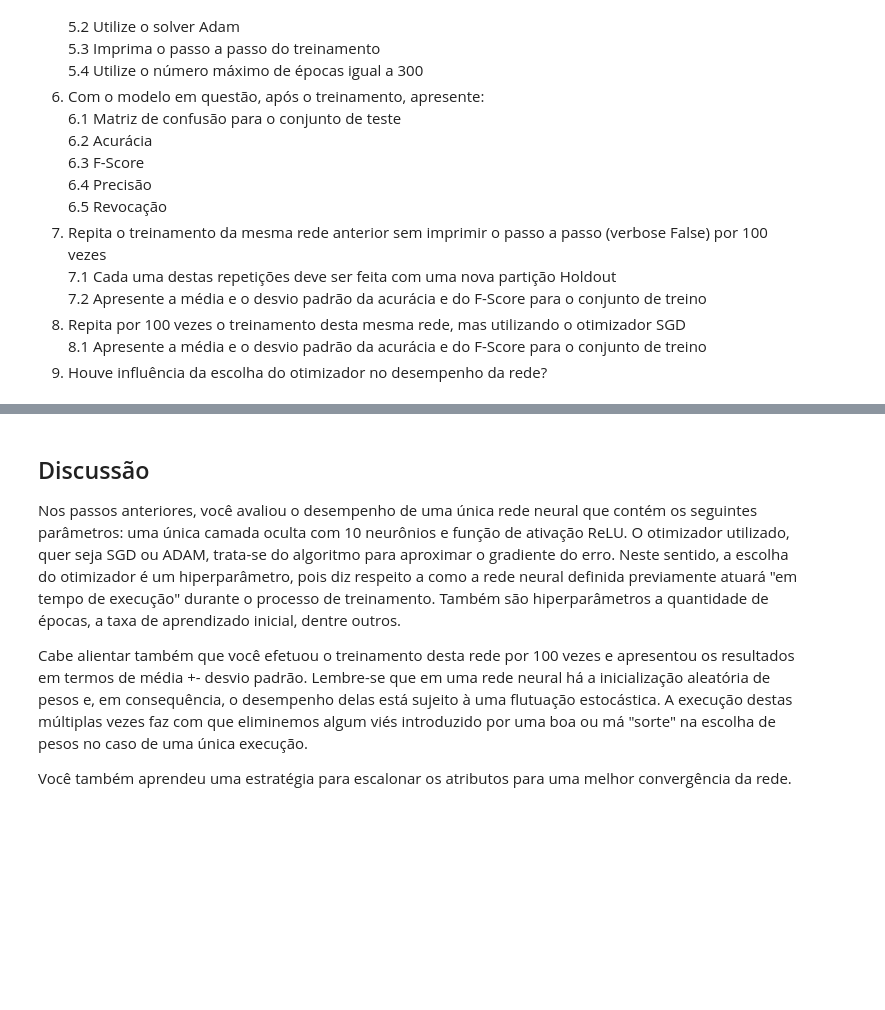
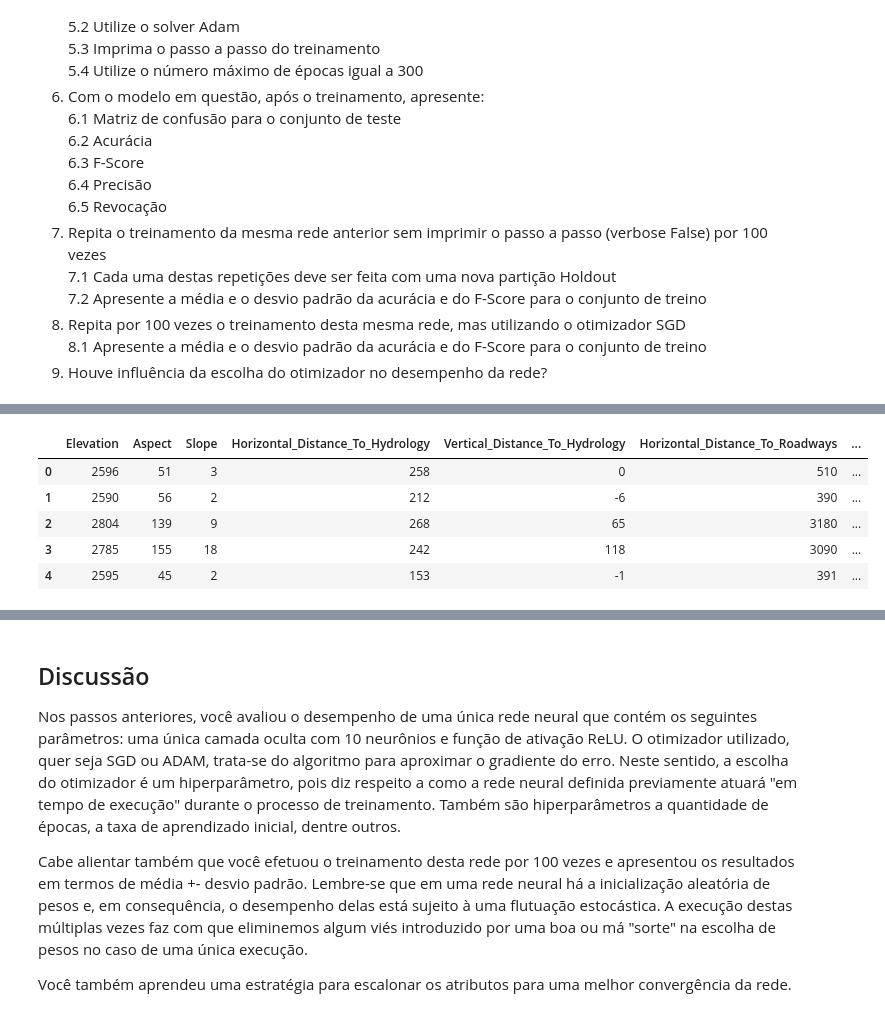
Before and after one commit to migvanderlei/rna-2-2, a Jupyter notebook: PP2_2_2_Proposição_e_Avaliação_de_RNAs.ipynb, the cells around one changed output, grey strips where cells are left out. Cells and saved outputs as stored; diff of their text form; code cells hidden in the pictures; blank space fills up the shorter version.

```diff
--- a/PP2_2_2_Proposição_e_Avaliação_de_RNAs.ipynb
+++ b/PP2_2_2_Proposição_e_Avaliação_de_RNAs.ipynb
@@ -57,0 +75,12 @@ Se todo o conjunto X for utilizado na padronização, a rede neural receberá in
+# %%
+categorical_columns = [f'Wilderness_Area{i+1}' for i in range(4)] + [f'Soil_Type{i+1}' for i in range(40)]
+# %%
+data = data.drop(categorical_columns, axis=1)
+data.head()
+# %% [output]
+|  | Elevation | Aspect | Slope | Horizontal_Distance_To_Hydrology | Vertical_Distance_To_Hydrology | Horizontal_Distance_To_Roadways | ... |
+| 0 | 2596 | 51 | 3 | 258 | 0 | 510 | ... |
+| 1 | 2590 | 56 | 2 | 212 | -6 | 390 | ... |
+| 2 | 2804 | 139 | 9 | 268 | 65 | 3180 | ... |
+| 3 | 2785 | 155 | 18 | 242 | 118 | 3090 | ... |
+| 4 | 2595 | 45 | 2 | 153 | -1 | 391 | ... |
```
Also changed, not shown: parts of 9 cells of this notebook.
